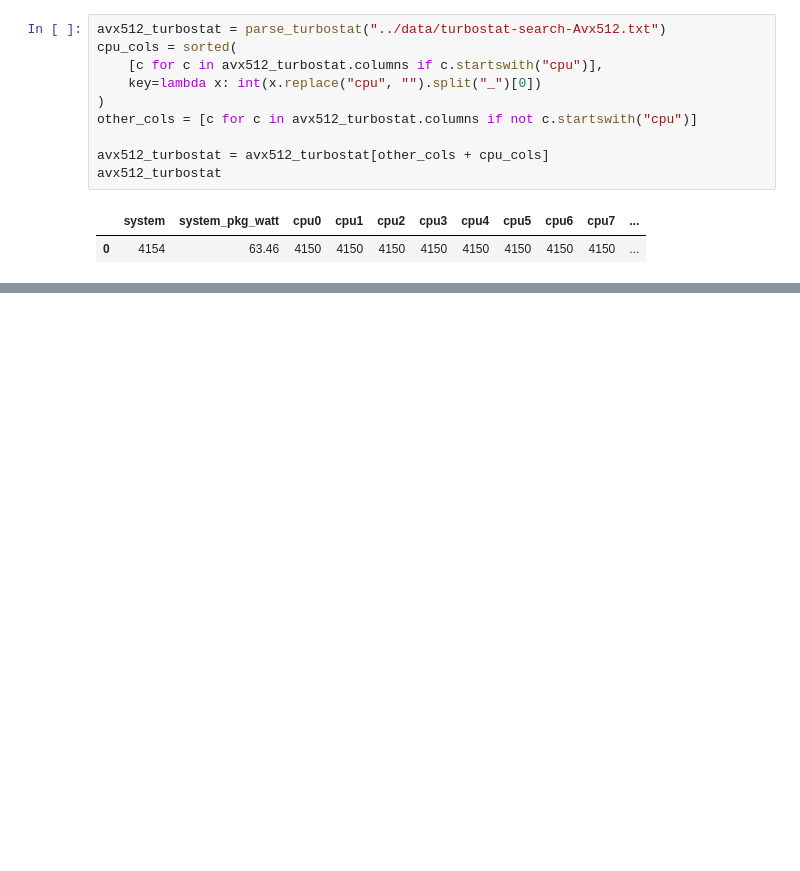
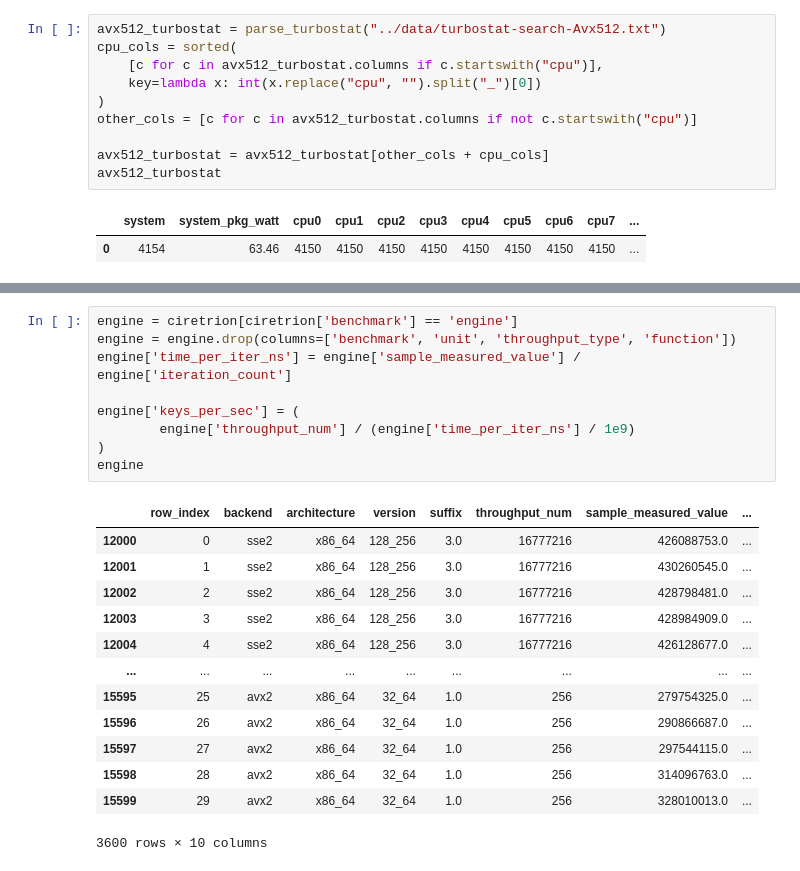
Before and after one commit to jan-chojnacki/SpeckProbe, a Jupyter notebook: analysis/notebooks/data_exploration.ipynb, the cells around one changed output, grey strips where cells are left out. Cells and saved outputs as stored; diff of their text form; blank space fills up the shorter version.

```diff
--- a/analysis/notebooks/data_exploration.ipynb
+++ b/analysis/notebooks/data_exploration.ipynb
@@ -600,0 +675,23 @@ avx512_turbostat
+# %%
+engine = ciretrion[ciretrion['benchmark'] == 'engine']
+engine = engine.drop(columns=['benchmark', 'unit', 'throughput_type', 'function'])
+engine['time_per_iter_ns'] = engine['sample_measured_value'] / engine['iteration_count']
+
+engine['keys_per_sec'] = (
+        engine['throughput_num'] / (engine['time_per_iter_ns'] / 1e9)
+)
+engine
+# %% [output]
+|  | row_index | backend | architecture | version | suffix | throughput_num | sample_measured_value | ... |
+| 12000 | 0 | sse2 | x86_64 | 128_256 | 3.0 | 16777216 | 426088753.0 | ... |
+| 12001 | 1 | sse2 | x86_64 | 128_256 | 3.0 | 16777216 | 430260545.0 | ... |
+| 12002 | 2 | sse2 | x86_64 | 128_256 | 3.0 | 16777216 | 428798481.0 | ... |
+| 12003 | 3 | sse2 | x86_64 | 128_256 | 3.0 | 16777216 | 428984909.0 | ... |
+| 12004 | 4 | sse2 | x86_64 | 128_256 | 3.0 | 16777216 | 426128677.0 | ... |
+| ... | ... | ... | ... | ... | ... | ... | ... | ... |
+| 15595 | 25 | avx2 | x86_64 | 32_64 | 1.0 | 256 | 279754325.0 | ... |
+| 15596 | 26 | avx2 | x86_64 | 32_64 | 1.0 | 256 | 290866687.0 | ... |
+| 15597 | 27 | avx2 | x86_64 | 32_64 | 1.0 | 256 | 297544115.0 | ... |
+| 15598 | 28 | avx2 | x86_64 | 32_64 | 1.0 | 256 | 314096763.0 | ... |
+| 15599 | 29 | avx2 | x86_64 | 32_64 | 1.0 | 256 | 328010013.0 | ... |
+3600 rows × 10 columns
```
Also changed, not shown: parts of 10 cells of this notebook.
